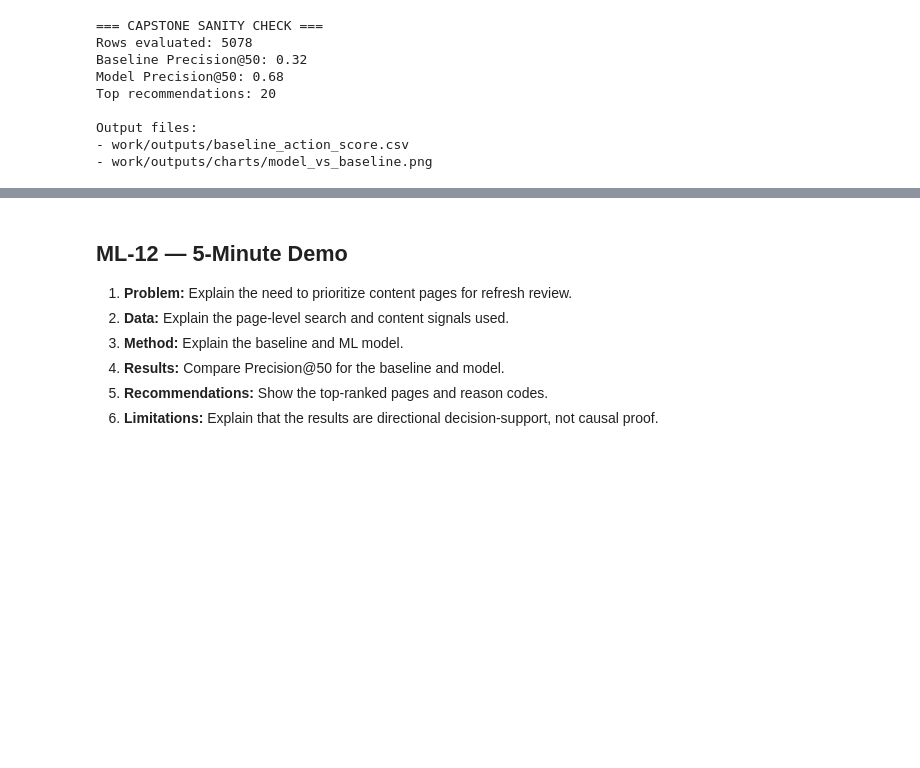
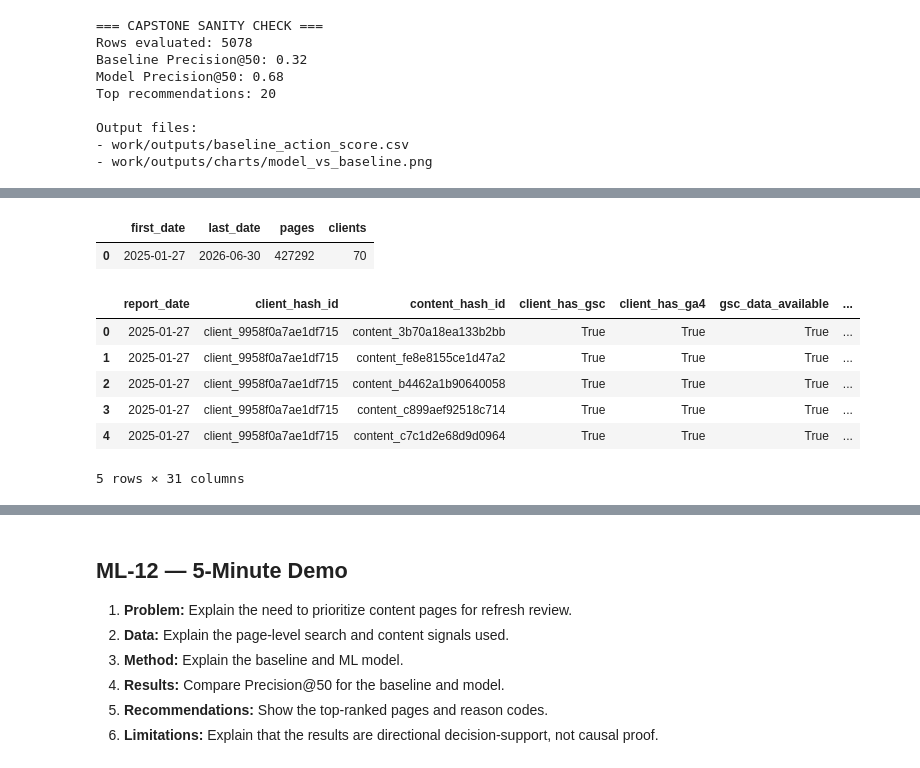
Before and after one commit to Ali0678/FlyRank-Internship, a Jupyter notebook: work/notebooks/capstone.ipynb, the cells around one changed output, grey strips where cells are left out. Saved outputs shown, nothing was run; the diff lists cells and outputs as text; code cells hidden in the pictures; blank space fills up the shorter version.

```diff
--- a/work/notebooks/capstone.ipynb
+++ b/work/notebooks/capstone.ipynb
@@ -565,0 +601,32 @@ Output files:
+# %%
+con.sql("""
+SELECT
+    MIN(report_date) AS first_date,
+    MAX(report_date) AS last_date,
+    COUNT(DISTINCT content_hash_id) AS pages,
+    COUNT(DISTINCT client_hash_id) AS clients
+FROM read_parquet(
+    'hf://datasets/FlyRank/internship-warehouse/fact_content_daily_performance/**/*.parquet'
+)
+""").df()
+# %% [output]
+|  | first_date | last_date | pages | clients |
+| 0 | 2025-01-27 | 2026-06-30 | 427292 | 70 |
+# %%
+sample = con.sql("""
+SELECT *
+FROM read_parquet(
+    'hf://datasets/FlyRank/internship-warehouse/fact_content_daily_performance/**/*.parquet'
+)
+LIMIT 5
+""").df()
+
+display(sample)
+# %% [output]
+|  | report_date | client_hash_id | content_hash_id | client_has_gsc | client_has_ga4 | gsc_data_available | ... |
+| 0 | 2025-01-27 | client_9958f0a7ae1df715 | content_3b70a18ea133b2bb | True | True | True | ... |
+| 1 | 2025-01-27 | client_9958f0a7ae1df715 | content_fe8e8155ce1d47a2 | True | True | True | ... |
+| 2 | 2025-01-27 | client_9958f0a7ae1df715 | content_b4462a1b90640058 | True | True | True | ... |
+| 3 | 2025-01-27 | client_9958f0a7ae1df715 | content_c899aef92518c714 | True | True | True | ... |
+| 4 | 2025-01-27 | client_9958f0a7ae1df715 | content_c7c1d2e68d9d0964 | True | True | True | ... |
+5 rows × 31 columns
```
Also changed, not shown: parts of 10 cells of this notebook.
